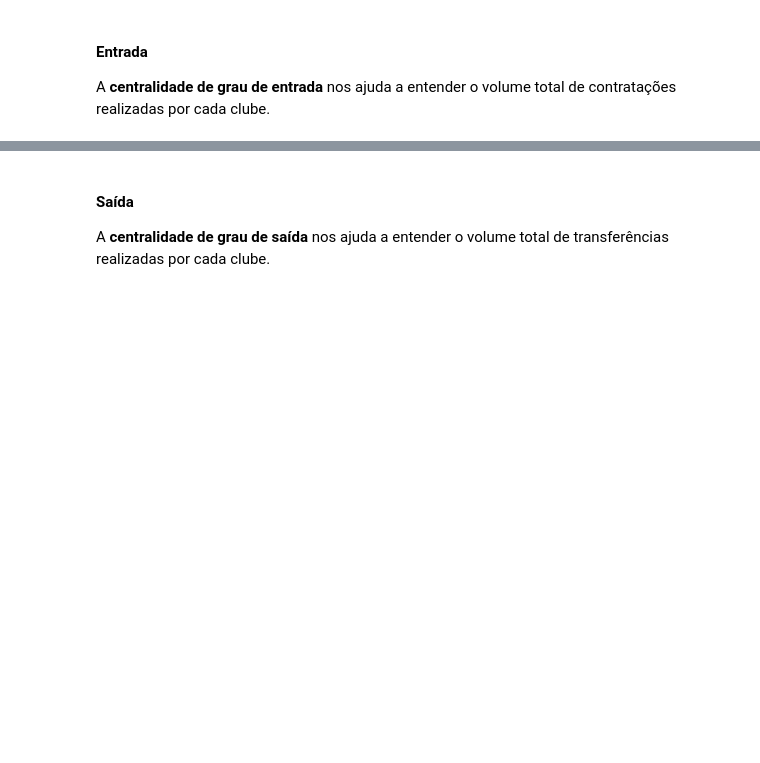
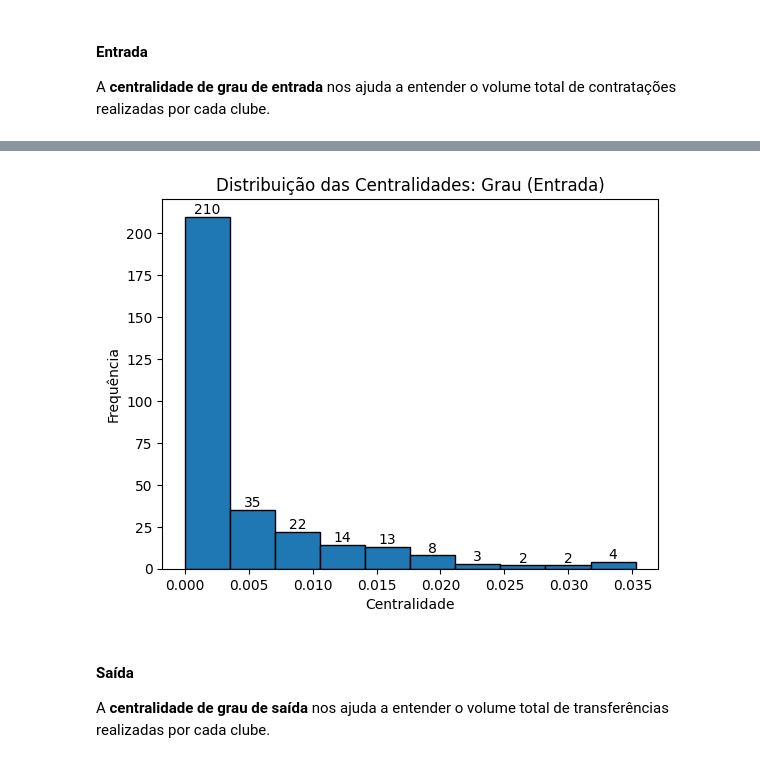
Before and after one commit to falcaoalvinho/football-transfer-network-analysis, a Jupyter notebook: notebooks/02_metrics.ipynb, the cells around one changed output, grey strips where cells are left out. Saved outputs shown, nothing was run; the diff lists cells and outputs as text; code cells hidden in the pictures; blank space fills up the shorter version.

```diff
--- a/notebooks/02_metrics.ipynb
+++ b/notebooks/02_metrics.ipynb
@@ -127,13 +168,15 @@ draw_styled_table(
 # %%
 # Geração do histograma para a centralidades: Grau (Entrada)
 dict_to_histogram(
     pyplot,
-    absolute_degree_centralities,
+    in_degree_centralities,
     10,
-    "Distribuição das Centralidades: Grau (Absoluto)",
+    "Distribuição das Centralidades: Grau (Entrada)",
     "Centralidade",
     "Frequência"
 )
+# %% [output]
+[figure, added]
 # %% [markdown]
 #### __Saída__
 
```
Also changed, not shown: parts of 17 cells of this notebook, 1 other file.
